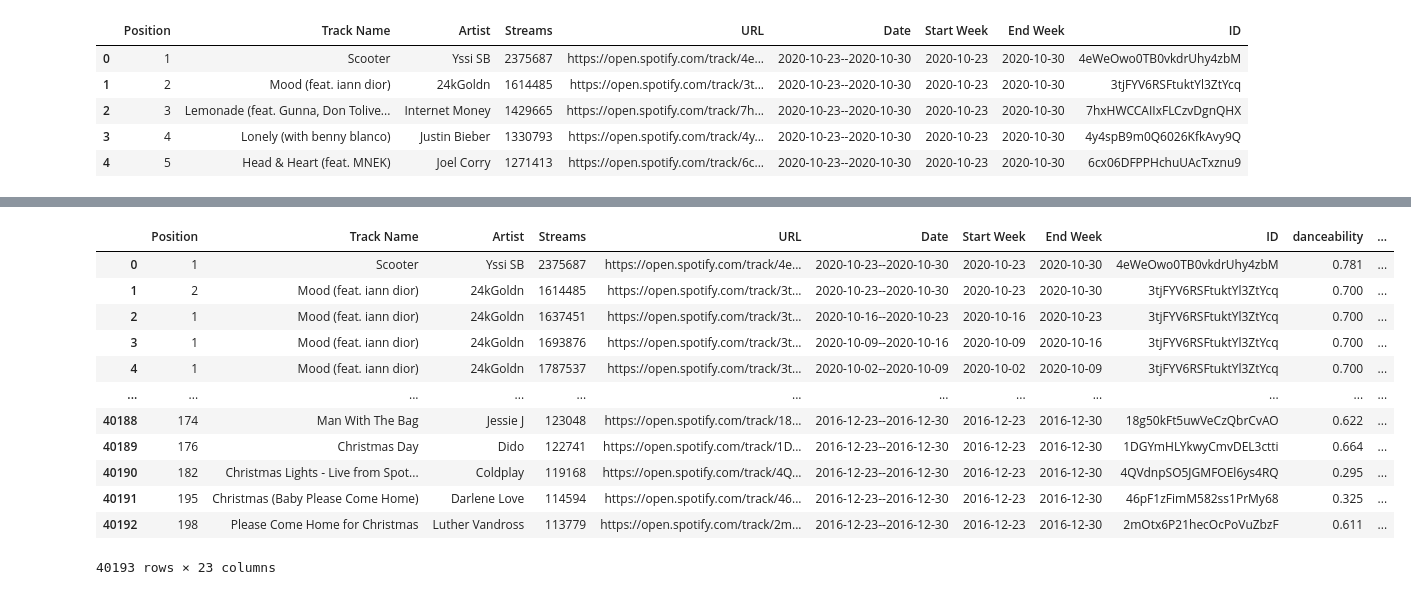
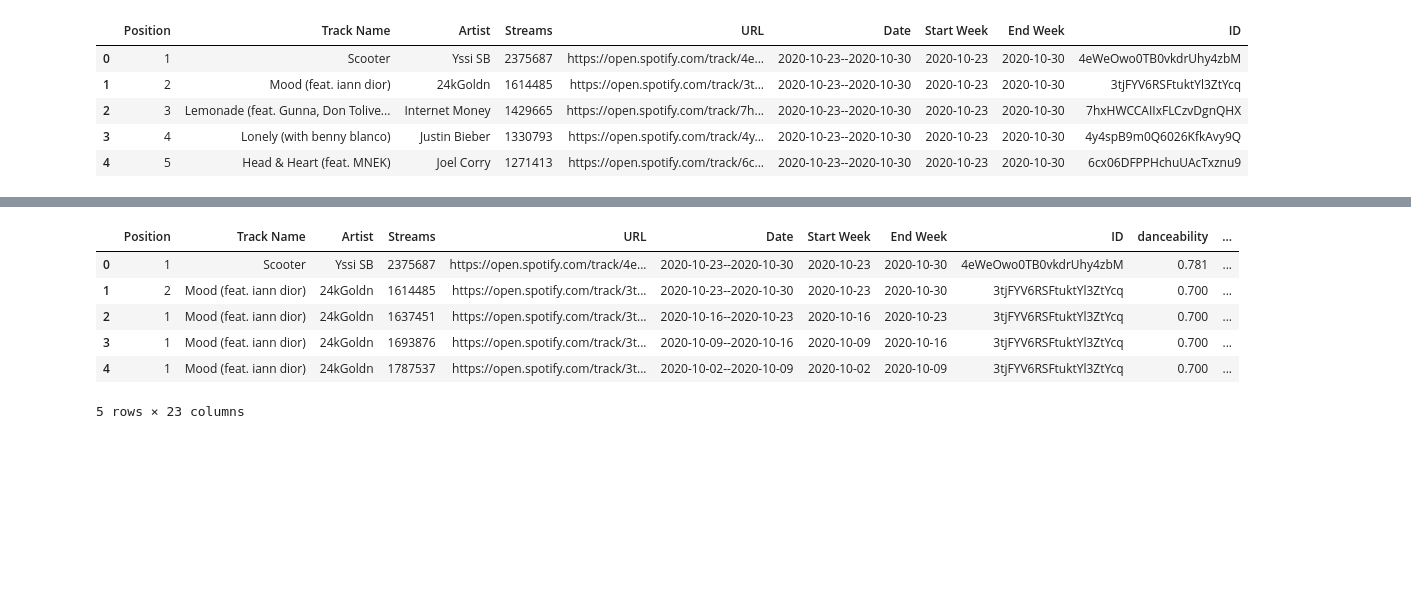
Before and after one commit to ystouthart/covid-19-nl-dashboard, a Jupyter notebook: src/ChangingMusicPreferences.ipynb, the cells around one changed output, grey strips where cells are left out. Saved outputs shown, nothing was run; the diff lists cells and outputs as text; code cells hidden in the pictures; blank space fills up the shorter version.

```diff
--- a/src/ChangingMusicPreferences.ipynb
+++ b/src/ChangingMusicPreferences.ipynb
@@ -132,20 +124,17 @@ sp = spotipy.Spotify(client_credentials_manager=client_credentials_manager)
 import spotipy
 %run credentials.py
 # %%
-# Inspired by https://github.com/tgel0/spotify-data/blob/master/notebooks/SpotifyDataRetrieval.ipynb under MIT Licence.
-
-df_ids = df["ID"].drop_duplicates()
+df_ids = df["ID"].drop_duplicates()     # store all unique ID's in a seperate df
 
 rows = []
-batchsize = 100
-None_counter = 0
+batchsize = 100     # maximum batchsize is 100
 
-for i in tqdm(range(0,len(df_ids),batchsize)):
+for i in tqdm(range(0, len(df_ids), batchsize)):
     batch = df_ids[i:i+batchsize]
     feature_results = sp.audio_features(batch)
     for i, t in enumerate(feature_results):
         if t == None:
-            None_counter = None_counter + 1
+            continue
         else:
             rows.append(t)
 # %%
@@ -203,19 +165,13 @@ None
 # %%
 df_merge = pd.merge(df, features, left_on="ID", right_on="id", how="inner")
-df_merge
+df_merge.head()
 # %% [output]
 |  | Position | Track Name | Artist | Streams | URL | Date | Start Week | End Week | ID | danceability | ... |
 | 0 | 1 | Scooter | Yssi SB | 2375687 | https://open.spotify.com/track/4e... | 2020-10-23--2020-10-30 | 2020-10-23 | 2020-10-30 | 4eWeOwo0TB0vkdrUhy4zbM | 0.781 | ... |
 | 1 | 2 | Mood (feat. iann dior) | 24kGoldn | 1614485 | https://open.spotify.com/track/3t... | 2020-10-23--2020-10-30 | 2020-10-23 | 2020-10-30 | 3tjFYV6RSFtuktYl3ZtYcq | 0.700 | ... |
 | 2 | 1 | Mood (feat. iann dior) | 24kGoldn | 1637451 | https://open.spotify.com/track/3t... | 2020-10-16--2020-10-23 | 2020-10-16 | 2020-10-23 | 3tjFYV6RSFtuktYl3ZtYcq | 0.700 | ... |
 | 3 | 1 | Mood (feat. iann dior) | 24kGoldn | 1693876 | https://open.spotify.com/track/3t... | 2020-10-09--2020-10-16 | 2020-10-09 | 2020-10-16 | 3tjFYV6RSFtuktYl3ZtYcq | 0.700 | ... |
 | 4 | 1 | Mood (feat. iann dior) | 24kGoldn | 1787537 | https://open.spotify.com/track/3t... | 2020-10-02--2020-10-09 | 2020-10-02 | 2020-10-09 | 3tjFYV6RSFtuktYl3ZtYcq | 0.700 | ... |
-| ... | ... | ... | ... | ... | ... | ... | ... | ... | ... | ... | ... |
-| 40188 | 174 | Man With The Bag | Jessie J | 123048 | https://open.spotify.com/track/18... | 2016-12-23--2016-12-30 | 2016-12-23 | 2016-12-30 | 18g50kFt5uwVeCzQbrCvAO | 0.622 | ... |
-| 40189 | 176 | Christmas Day | Dido | 122741 | https://open.spotify.com/track/1D... | 2016-12-23--2016-12-30 | 2016-12-23 | 2016-12-30 | 1DGYmHLYkwyCmvDEL3ctti | 0.664 | ... |
-| 40190 | 182 | Christmas Lights - Live from Spot... | Coldplay | 119168 | https://open.spotify.com/track/4Q... | 2016-12-23--2016-12-30 | 2016-12-23 | 2016-12-30 | 4QVdnpSO5JGMFOEl6ys4RQ | 0.295 | ... |
-| 40191 | 195 | Christmas (Baby Please Come Home) | Darlene Love | 114594 | https://open.spotify.com/track/46... | 2016-12-23--2016-12-30 | 2016-12-23 | 2016-12-30 | 46pF1zFimM582ss1PrMy68 | 0.325 | ... |
-| 40192 | 198 | Please Come Home for Christmas | Luther Vandross | 113779 | https://open.spotify.com/track/2m... | 2016-12-23--2016-12-30 | 2016-12-23 | 2016-12-30 | 2mOtx6P21hecOcPoVuZbzF | 0.611 | ... |
-40193 rows × 23 columns
+5 rows × 23 columns
 # %%
 df_merge.to_csv("..\\data\\processed\\top200_2017_2020_w_features.csv", index=False)
```
Also changed, not shown: parts of 25 cells of this notebook.
